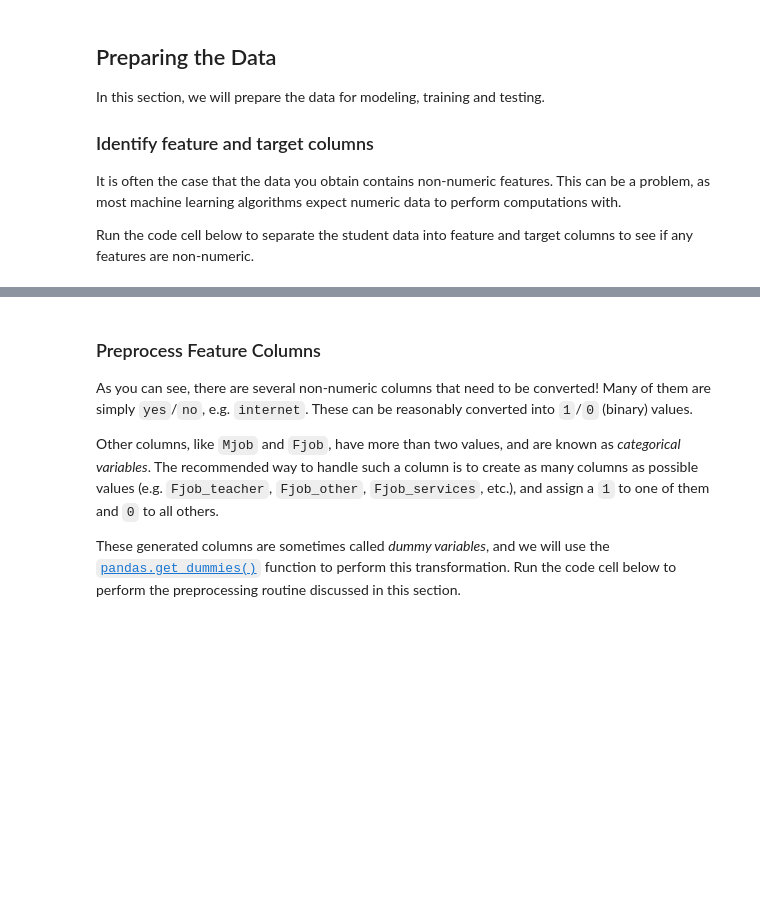
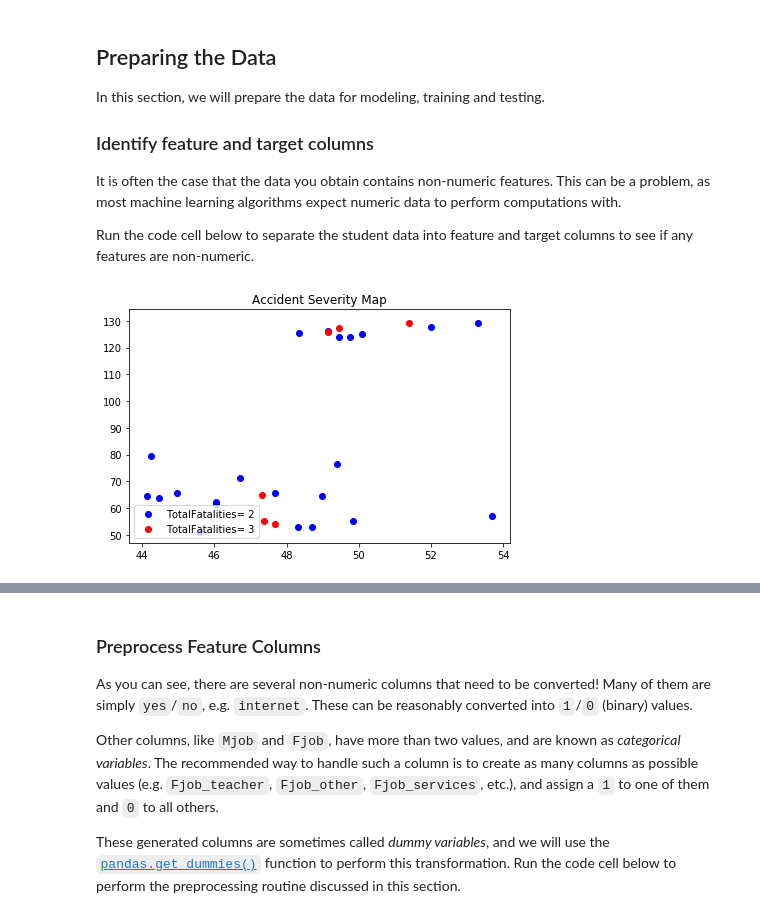
Before and after one commit to Webrusterkk/NewbieAI, a Jupyter notebook: Dynamic Pricing.ipynb, the cells around one changed output, grey strips where cells are left out. Saved outputs shown, nothing was run; the diff lists cells and outputs as text; code cells hidden in the pictures; blank space fills up the shorter version.

```diff
--- a/Dynamic Pricing.ipynb
+++ b/Dynamic Pricing.ipynb
@@ -100,5 +105,20 @@ In this section, we will prepare the data for modeling, training and testing.
 It is often the case that the data you obtain contains non-numeric features. This can be a problem, as most machine learning algorithms expect numeric data to perform computations with.
 
 Run the code cell below to separate the student data into feature and target columns to see if any features are non-numeric.
+# %%
+#plotting the dataset with a different color depending on the Casualities
+df2 = vessel_data.loc[vessel_data["TotalFatalities"] == 2]
+df3 = vessel_data.loc[vessel_data["TotalFatalities"] == 3]
+
+xx2 , yy2 = df2["Latitude"] , -df2["Longitude"]
+xx3 , yy3 = df3["Latitude"] , -df3["Longitude"]
+
+pts2 = plt.scatter(xx2,yy2,color = 'b' )
+pts3 = plt.scatter(xx3,yy3,color = 'r' )
+plt.legend((pts2, pts3), ('TotalFatalities= 2', 'TotalFatalities= 3'),loc='lower left')
+plt.title("Accident Severity Map")
+plt.tight_layout()
+# %% [output]
+[figure, added]
 # %%
 # Extract feature columns
```
Also changed, not shown: parts of 8 cells of this notebook, 3 other files.
